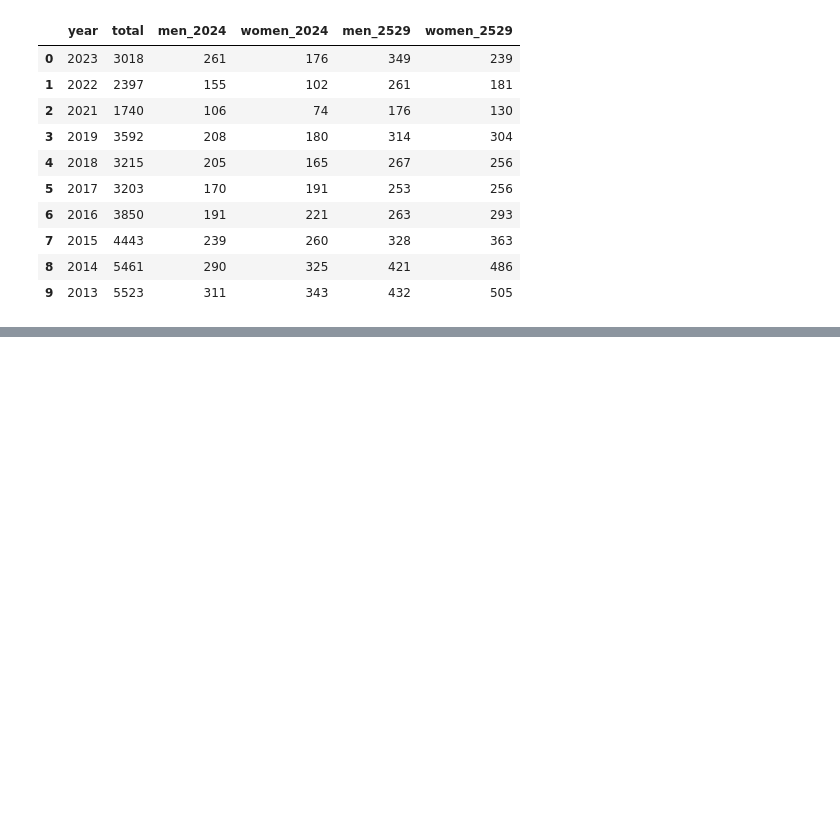
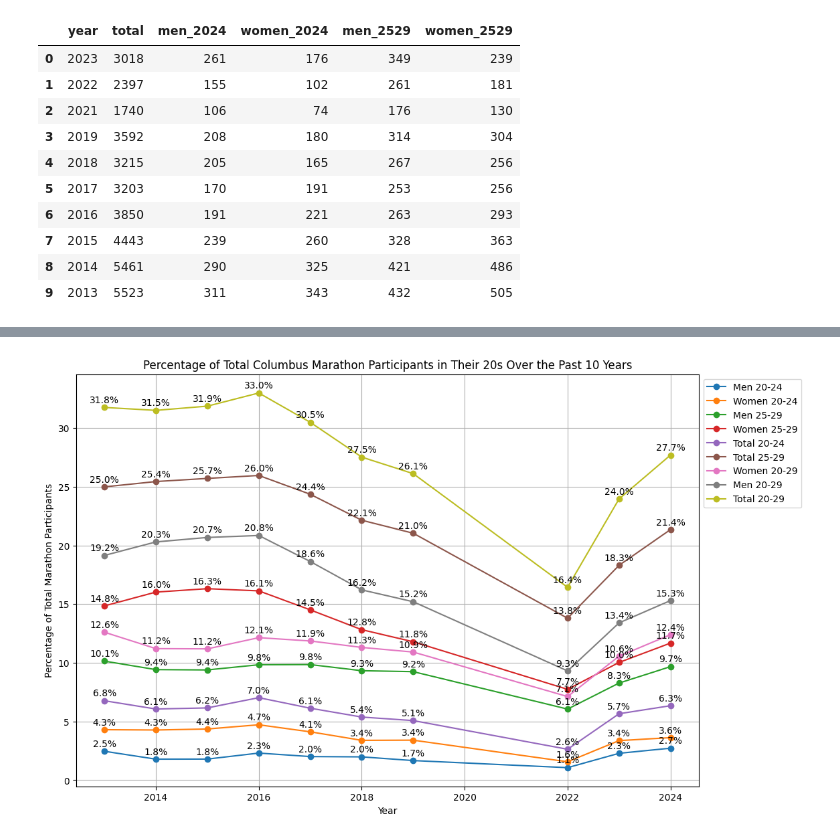
Before and after one commit to racheldadamio/rachels-receipts, a Jupyter notebook: running_age_groups/age_groups.ipynb, the cells around one changed output, grey strips where cells are left out. Saved outputs shown, nothing was run; the diff lists cells and outputs as text; code cells hidden in the pictures; blank space fills up the shorter version.

```diff
--- a/running_age_groups/age_groups.ipynb
+++ b/running_age_groups/age_groups.ipynb
@@ -163,0 +357,9 @@ plt.show()
+# %%
+# Convert dictionaries to a DataFrame and add a year column
+df = pd.DataFrame([res_2024, res_2023, res_2022, res_2019, res_2018, res_2017, res_2016, res_2015, res_2014, res_2013], index=[2024, 2023, 2022, 2019, 2018, 2017, 2016, 2015, 2014, 2013]).reset_index()
+
+# Rename the index column to 'year'
+df = df.rename(columns={'index': 'year'})
+
+# Display the DataFrame
+df
@@ -163,0 +412,27 @@ plt.show()
+# %%
+# Plotting the percentages with the x variable "year"
+plt.figure(figsize=(12, 8))
+
+plt.plot(df['year'], df['men_2024_percent'], marker='o', label='Men 20-24')
+plt.plot(df['year'], df['women_2024_percent'], marker='o', label='Women 20-24')
+plt.plot(df['year'], df['men_2529_percent'], marker='o', label='Men 25-29')
+plt.plot(df['year'], df['women_2529_percent'], marker='o', label='Women 25-29')
+plt.plot(df['year'], df['total_2024_percent'], marker='o', label='Total 20-24')
+plt.plot(df['year'], df['total_2529_percent'], marker='o', label='Total 25-29')
+plt.plot(df['year'], df['men_2024_2529_percent'], marker='o', label='Women 20-29')
+plt.plot(df['year'], df['women_2024_2529_percent'], marker='o', label='Men 20-29')
+plt.plot(df['year'], df['total_2024_2529_percent'], marker='o', label='Total 20-29')
+
+# Adding data labels
+for line in plt.gca().lines:
+    for x, y in zip(line.get_xdata(), line.get_ydata()):
+        plt.annotate(f'{y:.1f}%', xy=(x, y), textcoords="offset points", xytext=(0, 5), ha='center')
+
+plt.xlabel('Year')
+plt.ylabel('Percentage of Total Marathon Participants')
+plt.title('Percentage of Total Columbus Marathon Participants in Their 20s Over the Past 10 Years')
+plt.legend(bbox_to_anchor=(1, 1), loc='upper left')
+plt.grid(True)
+plt.show()
+# %% [output]
+[figure, added]
```
Also changed, not shown: parts of 10 cells of this notebook, 2 other files.
